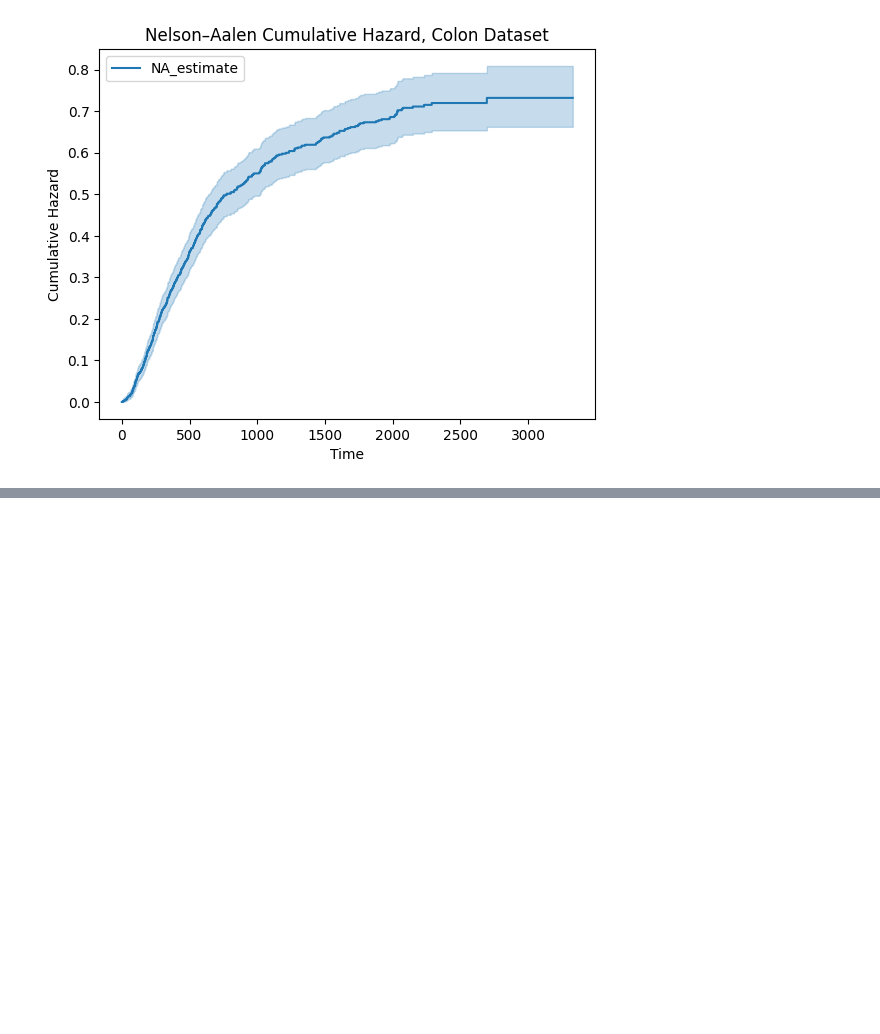
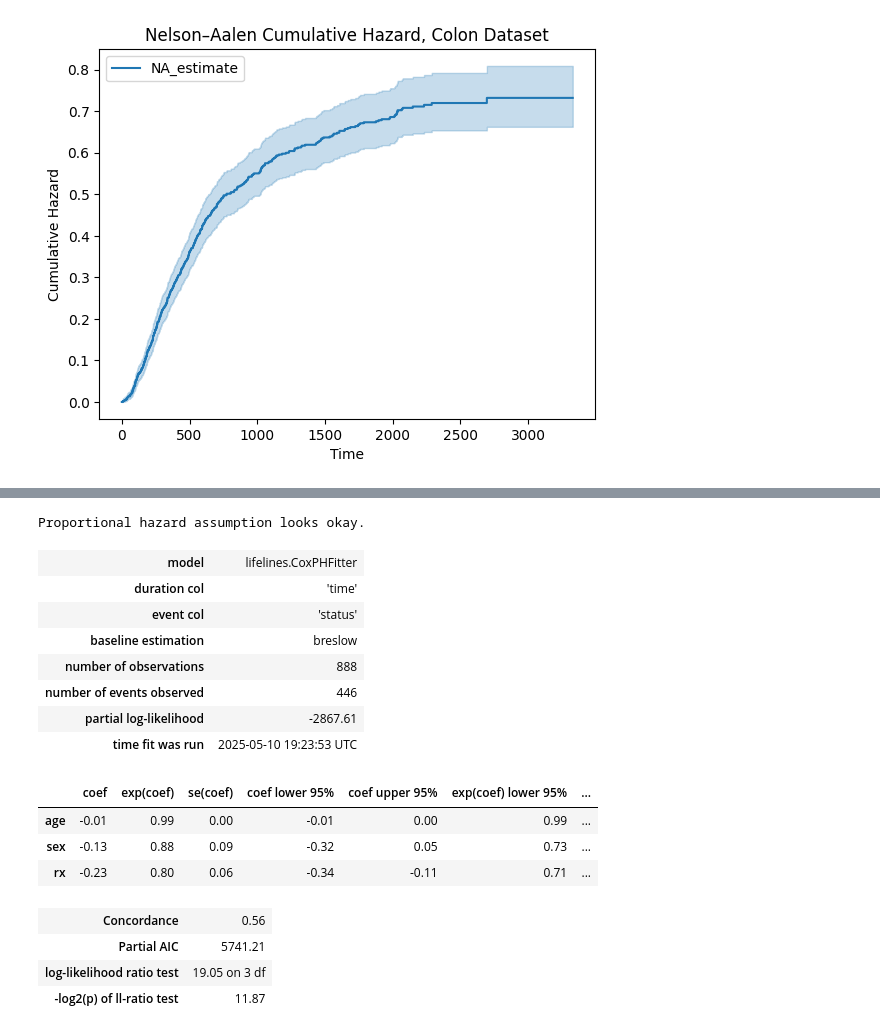
Before and after one commit to pjagiello01/ACT, a Jupyter notebook: survival-jakub.ipynb, the cells around one changed output, grey strips where cells are left out. Drawn from its saved outputs; the diff is of its cells as text; code cells hidden in the pictures; blank space fills up the shorter version.

```diff
--- a/survival-jakub.ipynb
+++ b/survival-jakub.ipynb
@@ -127,0 +195,25 @@ plt.show()
+# %%
+# 3. Semiparametric: Cox PH
+cph = CoxPHFitter()
+cph.fit(colon[['time','status','age','sex','rx']], 'time', 'status')
+cph.check_assumptions(colon[['time','status','age','sex','rx']], p_value_threshold=0.05)
+
+cph.print_summary()
+# %% [output]
+Proportional hazard assumption looks okay.
+| model | lifelines.CoxPHFitter |
+| duration col | 'time' |
+| event col | 'status' |
+| baseline estimation | breslow |
+| number of observations | 888 |
+| number of events observed | 446 |
+| partial log-likelihood | -2867.61 |
+| time fit was run | 2025-05-10 19:23:53 UTC |
+|  | coef | exp(coef) | se(coef) | coef lower 95% | coef upper 95% | exp(coef) lower 95% | ... |
+| age | -0.01 | 0.99 | 0.00 | -0.01 | 0.00 | 0.99 | ... |
+| sex | -0.13 | 0.88 | 0.09 | -0.32 | 0.05 | 0.73 | ... |
+| rx | -0.23 | 0.80 | 0.06 | -0.34 | -0.11 | 0.71 | ... |
+| Concordance | 0.56 |
+| Partial AIC | 5741.21 |
+| log-likelihood ratio test | 19.05 on 3 df |
+| -log2(p) of ll-ratio test | 11.87 |
```
Also changed, not shown: parts of 2 cells of this notebook.
